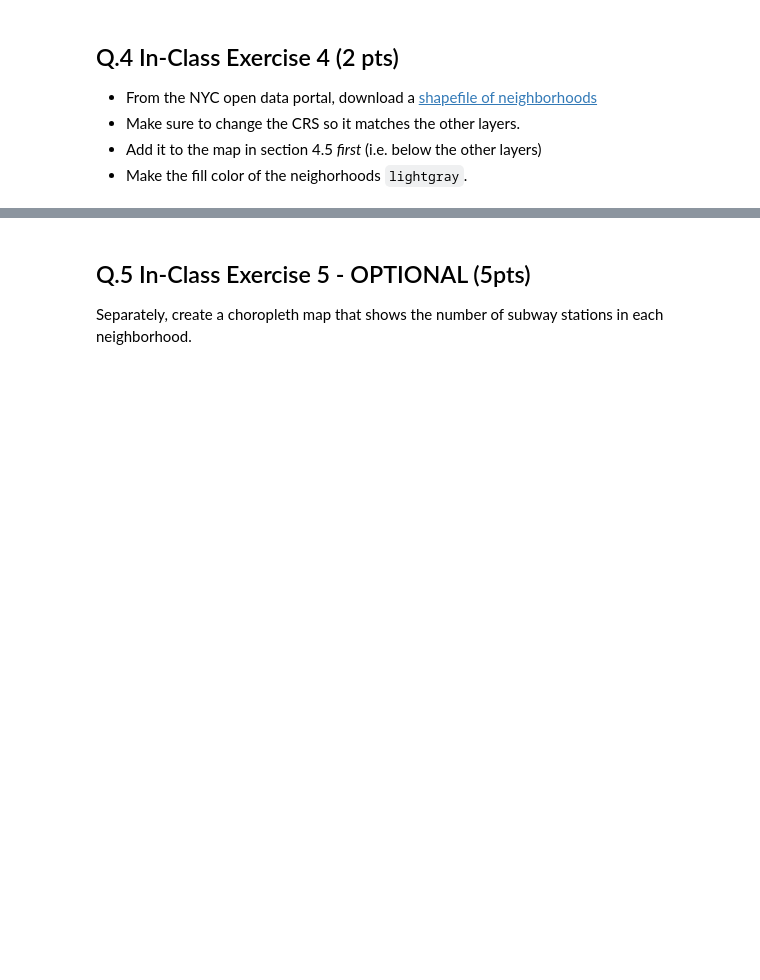
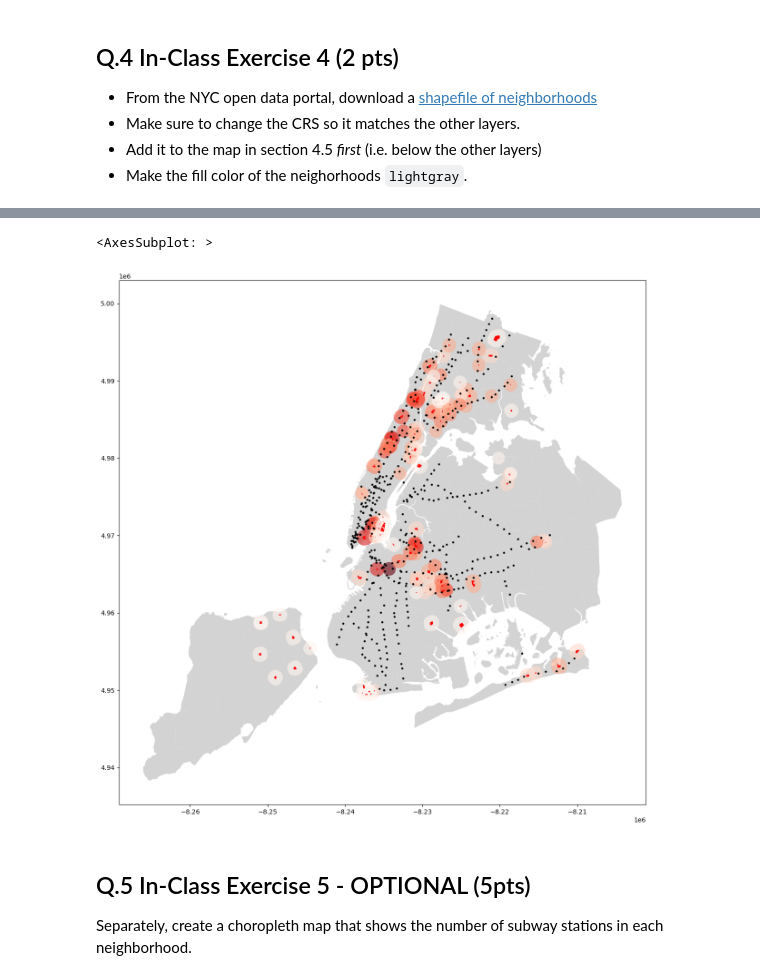
Before and after one commit to Keplex/4680_5680_intro_uds, a Jupyter notebook: Week2/W2_geopandas.ipynb, the cells around one changed output, grey strips where cells are left out. Drawn from its saved outputs; the diff is of its cells as text; code cells hidden in the pictures; blank space fills up the shorter version.

```diff
--- a/Week2/W2_geopandas.ipynb
+++ b/Week2/W2_geopandas.ipynb
@@ -651,4 +675,12 @@ Which building or buildings have the highest| number of stations within a 10 min
 ## Q.3 In-Class Exercise 3 (5pts)
 Create a new column called `area` in `public_housing_buffer` that the area of the original building footprints in meters. (Hint: you'll need to do a `merge`.)
 # %%
-## Insert your code here
+## Create a new colum 'area' in 'public_housing'
+public_housing['area'] = public_housing[['geometry']].area
+## merge the 'area' into 'public_housing_buffer'
+## The CRS is already in the format of meters
+public_housing_buffer = public_housing_buffer.merge(public_housing[['development', 'area']],
+                                                    left_on='development',
+                                                    right_on='development')
+## Take a look at the result
+public_housing_buffer
@@ -659,4 +705,7 @@ Create a new column called `area` in `public_housing_buffer` that the area of th
 - Add it to the map in section 4.5 *first* (i.e. below the other layers)
 - Make the fill color of the neighorhoods `lightgray`.
 # %%
-## Insert your code here
+## Import database as 'neighborhoods'
+neighborhoods = gpd.read_file('2010 Neighborhood Tabulation Areas (NTAs).zip')
+## Take a look at 'neighborhoods'
+neighborhoods.head()
@@ -663,3 +733,28 @@ Create a new column called `area` in `public_housing_buffer` that the area of th
+# %%
+## Change the CRS to EPSG 3857 Pseudo Mecator
+neighborhoods = neighborhoods.to_crs(epsg=3857)
+# %%
+## Add it to a new map, below the other layers
+fig2, ax2 = plt.subplots(figsize=(15, 15))
+
+neighborhoods.plot(color='lightgrey',
+                    ax=ax2)
+
+public_housing_buffer.plot(column='station_count',
+                            ax=ax2,
+                            alpha=.6,
+                            cmap='Reds')
+
+stations.plot(markersize=5,
+            color='black',
+            ax=ax2)
+
+public_housing.plot(
+            color='red',
+            ax=ax2)
+# %% [output]
+<AxesSubplot: >
+[figure, added]
 # %% [markdown]
 ## Q.5 In-Class Exercise 5 - OPTIONAL (5pts)
 Separately, create a choropleth map that shows the number of subway stations in each neighborhood.
```
Also changed, not shown: parts of 10 cells of this notebook, 7 other files.
